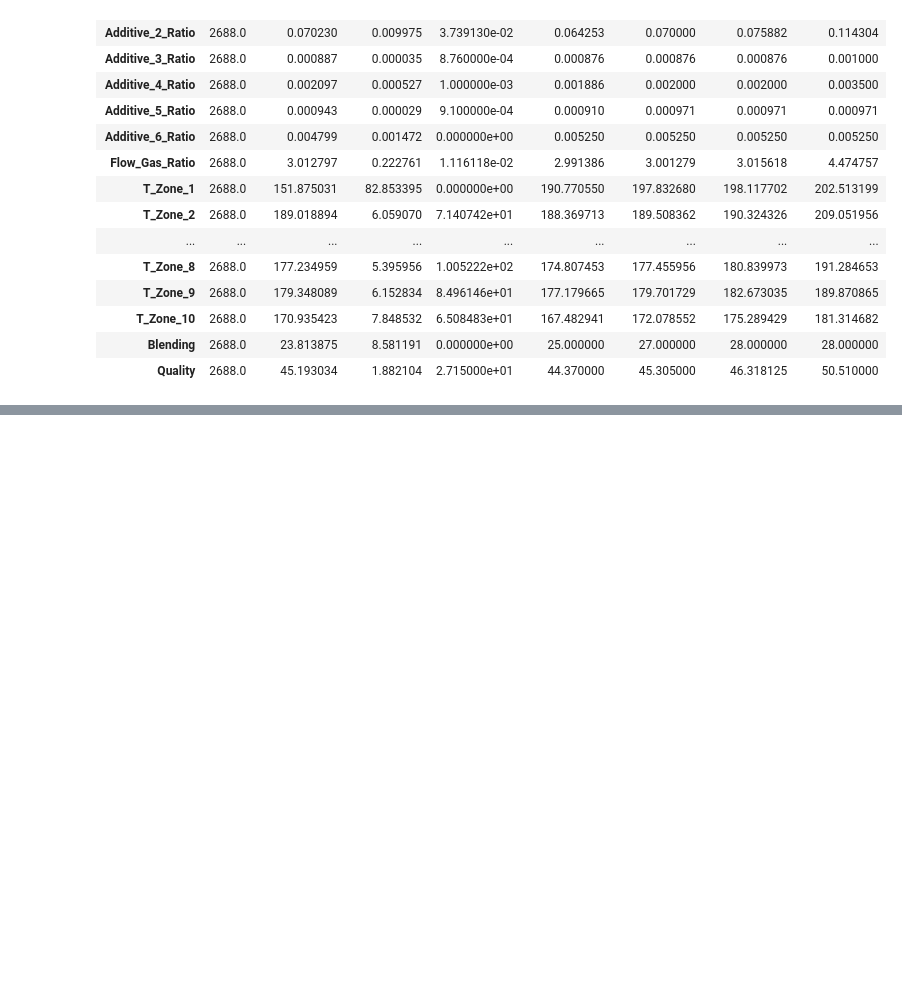
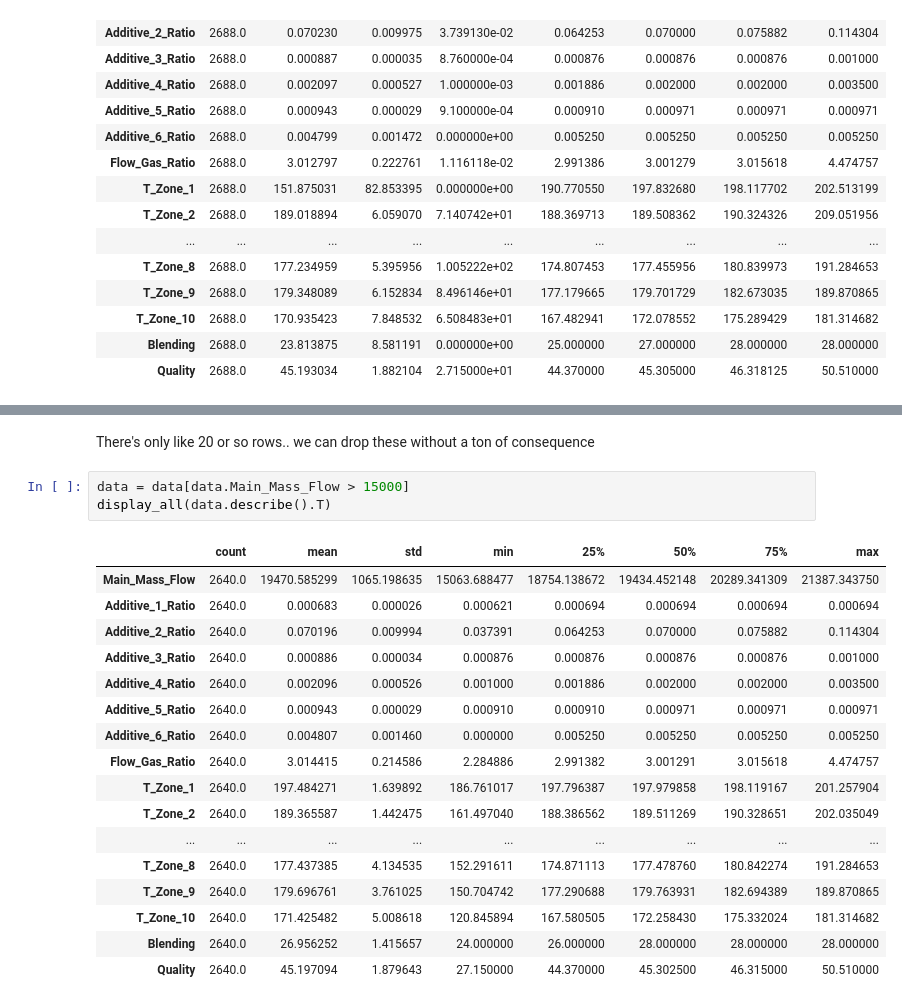
Before and after one commit to boudrejp/w207_supplemental, a Jupyter notebook: final/John Exploratory.ipynb, the cells around one changed output, grey strips where cells are left out. Drawn from its saved outputs; the diff is of its cells as text; blank space fills up the shorter version.

```diff
--- a/final/John Exploratory.ipynb
+++ b/final/John Exploratory.ipynb
@@ -320,0 +357,23 @@ display_all(data.describe().T)
+# %% [markdown]
+There's only like 20 or so rows.. we can drop these without a ton of consequence
+# %%
+data = data[data.Main_Mass_Flow > 15000]
+display_all(data.describe().T)
+# %% [output]
+|  | count | mean | std | min | 25% | 50% | 75% | max |
+| Main_Mass_Flow | 2640.0 | 19470.585299 | 1065.198635 | 15063.688477 | 18754.138672 | 19434.452148 | 20289.341309 | 21387.343750 |
+| Additive_1_Ratio | 2640.0 | 0.000683 | 0.000026 | 0.000621 | 0.000694 | 0.000694 | 0.000694 | 0.000694 |
+| Additive_2_Ratio | 2640.0 | 0.070196 | 0.009994 | 0.037391 | 0.064253 | 0.070000 | 0.075882 | 0.114304 |
+| Additive_3_Ratio | 2640.0 | 0.000886 | 0.000034 | 0.000876 | 0.000876 | 0.000876 | 0.000876 | 0.001000 |
+| Additive_4_Ratio | 2640.0 | 0.002096 | 0.000526 | 0.001000 | 0.001886 | 0.002000 | 0.002000 | 0.003500 |
+| Additive_5_Ratio | 2640.0 | 0.000943 | 0.000029 | 0.000910 | 0.000910 | 0.000971 | 0.000971 | 0.000971 |
+| Additive_6_Ratio | 2640.0 | 0.004807 | 0.001460 | 0.000000 | 0.005250 | 0.005250 | 0.005250 | 0.005250 |
+| Flow_Gas_Ratio | 2640.0 | 3.014415 | 0.214586 | 2.284886 | 2.991382 | 3.001291 | 3.015618 | 4.474757 |
+| T_Zone_1 | 2640.0 | 197.484271 | 1.639892 | 186.761017 | 197.796387 | 197.979858 | 198.119167 | 201.257904 |
+| T_Zone_2 | 2640.0 | 189.365587 | 1.442475 | 161.497040 | 188.386562 | 189.511269 | 190.328651 | 202.035049 |
+| ... | ... | ... | ... | ... | ... | ... | ... | ... |
+| T_Zone_8 | 2640.0 | 177.437385 | 4.134535 | 152.291611 | 174.871113 | 177.478760 | 180.842274 | 191.284653 |
+| T_Zone_9 | 2640.0 | 179.696761 | 3.761025 | 150.704742 | 177.290688 | 179.763931 | 182.694389 | 189.870865 |
+| T_Zone_10 | 2640.0 | 171.425482 | 5.008618 | 120.845894 | 167.580505 | 172.258430 | 175.332024 | 181.314682 |
+| Blending | 2640.0 | 26.956252 | 1.415657 | 24.000000 | 26.000000 | 28.000000 | 28.000000 | 28.000000 |
+| Quality | 2640.0 | 45.197094 | 1.879643 | 27.150000 | 44.370000 | 45.302500 | 46.315000 | 50.510000 |
```
Also changed, not shown: parts of 6 cells of this notebook.
